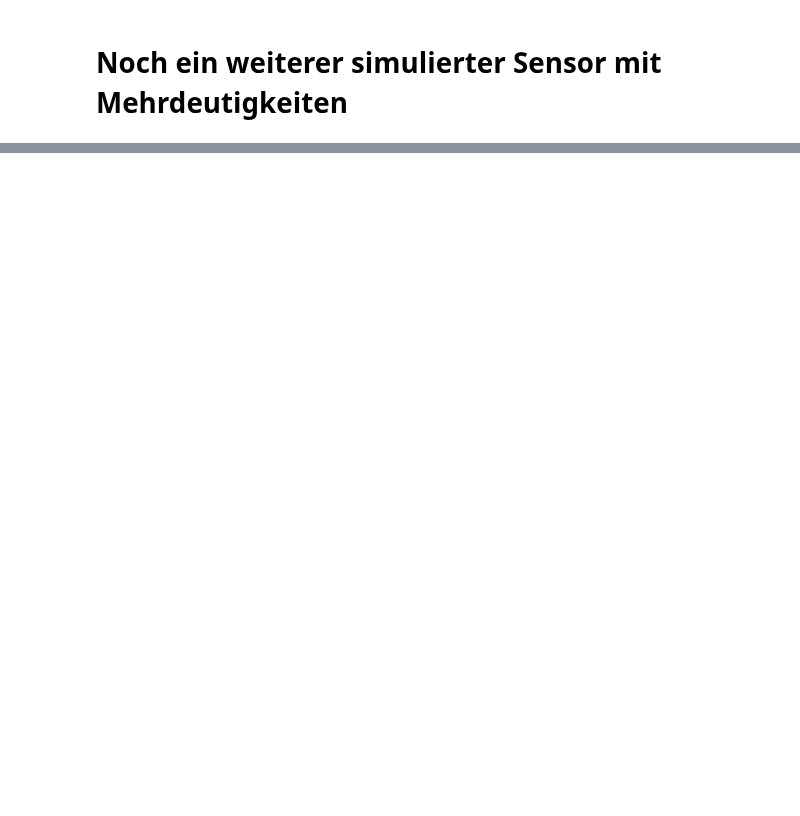
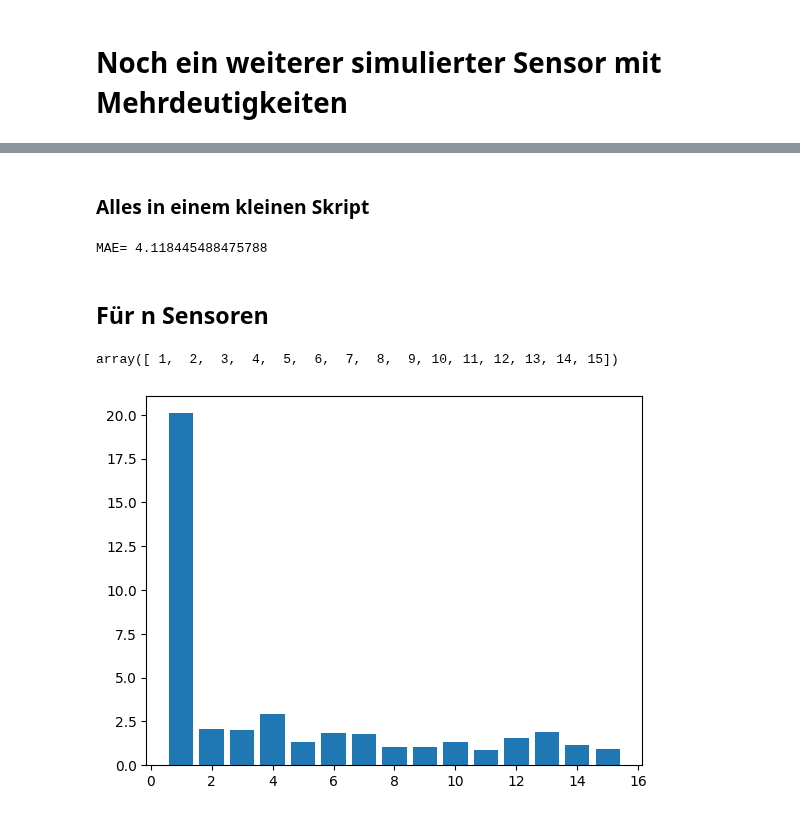
Before and after one commit to juebrauer/central, a Jupyter notebook: 082_mms_ss24/sensor_daten_fusion.ipynb, the cells around one changed output, grey strips where cells are left out. Cells and saved outputs as stored; diff of their text form; code cells hidden in the pictures; blank space fills up the shorter version.

```diff
--- a/082_mms_ss24/sensor_daten_fusion.ipynb
+++ b/082_mms_ss24/sensor_daten_fusion.ipynb
@@ -488,0 +614,5 @@ a1.zeige_kennlinie()
+# %%
+abstand = 55.7
+sw1 = a1.sample(abstand)
+sw2 = a2.sample(abstand)
+print(sw1,sw2)
@@ -488,0 +651,36 @@ a1.zeige_kennlinie()
+# %% [markdown]
+### Alles in einem kleinen Skript
+# %%
+#a1 = absstandssensor_mehrdeutig()
+#a1.zeige_kennlinie()
+
+#a2 = absstandssensor_mehrdeutig()
+#a2.zeige_kennlinie()
+
+
+import numpy
+N = 100000
+X = numpy.zeros((N,2))
+Y = numpy.zeros((N,1))
+
+for i in range(N):
+    abstand = numpy.random.uniform(low=0, high=100)
+    sw1 = a1.sample(abstand)
+    sw2 = a2.sample(abstand)
+    X[i,0] = sw1
+    X[i,1] = sw2
+    Y[i,0] = abstand
+
+from sklearn.model_selection import train_test_split
+x_train, x_test, y_train, y_test = train_test_split(X, Y, test_size=0.2)
+
+from sklearn import tree
+model = tree.DecisionTreeRegressor()
+model = model.fit(x_train, y_train)
+
+preds = model.predict(x_test)
+print("MAE=", MAE_metrics(y_test.flatten(), preds))
+# %% [output]
+MAE= 4.118445488475788
+# %% [markdown]
+## Für n Sensoren
@@ -488,0 +733,16 @@ a1.zeige_kennlinie()
+# %%
+numpy.arange(1, MAX_ANZ_SENSOREN+1)
+# %% [output]
+array([ 1,  2,  3,  4,  5,  6,  7,  8,  9, 10, 11, 12, 13, 14, 15])
+# %%
+MAX_ANZ_SENSOREN = 15
+MAEs = []
+for anz_sensoren in range(1,MAX_ANZ_SENSOREN+1):
+    MAE = ein_experiment(anz_sensoren)
+    MAEs.append( MAE )
+
+import matplotlib.pyplot as plt
+plt.bar( numpy.arange(1, MAX_ANZ_SENSOREN+1), MAEs )
+plt.show()
+# %% [output]
+[figure, added]
```
Also changed, not shown: parts of 62 cells of this notebook.
